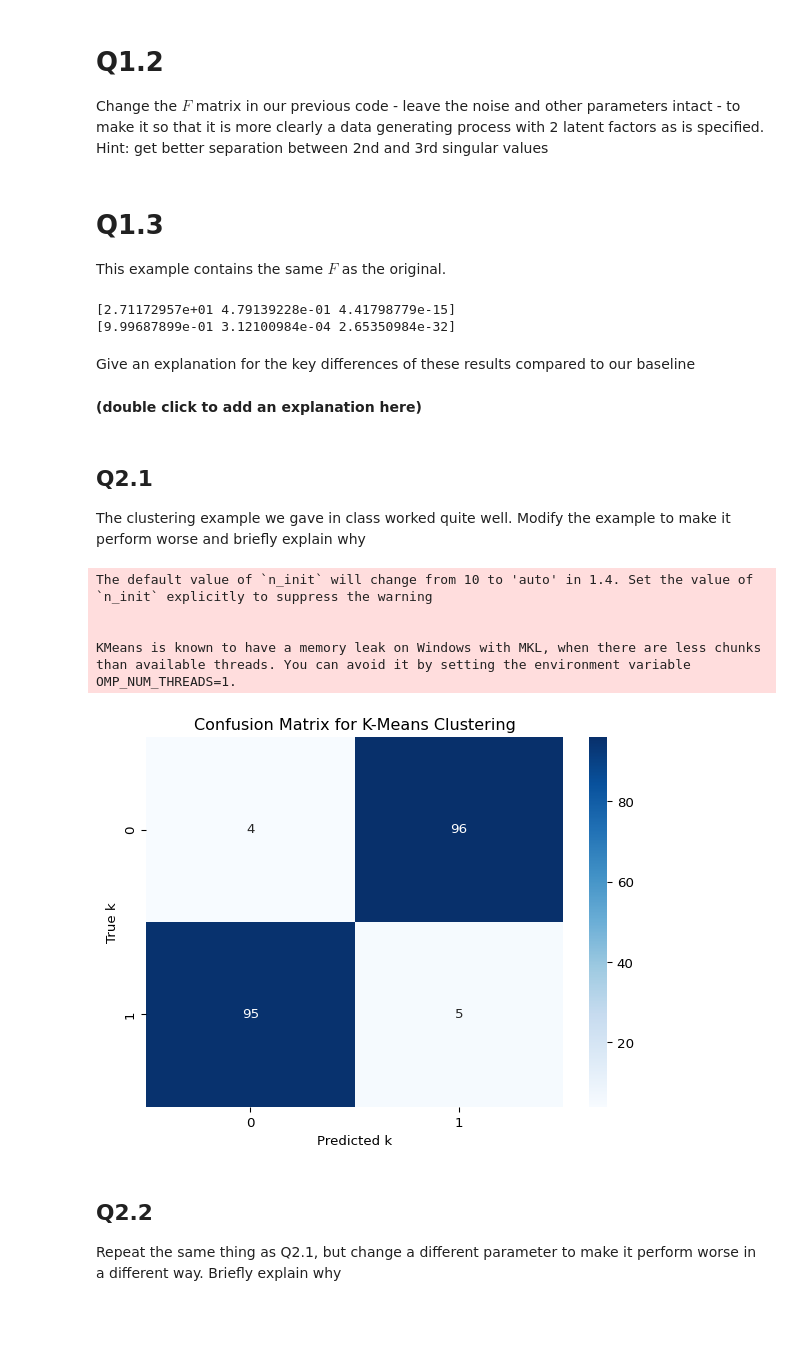
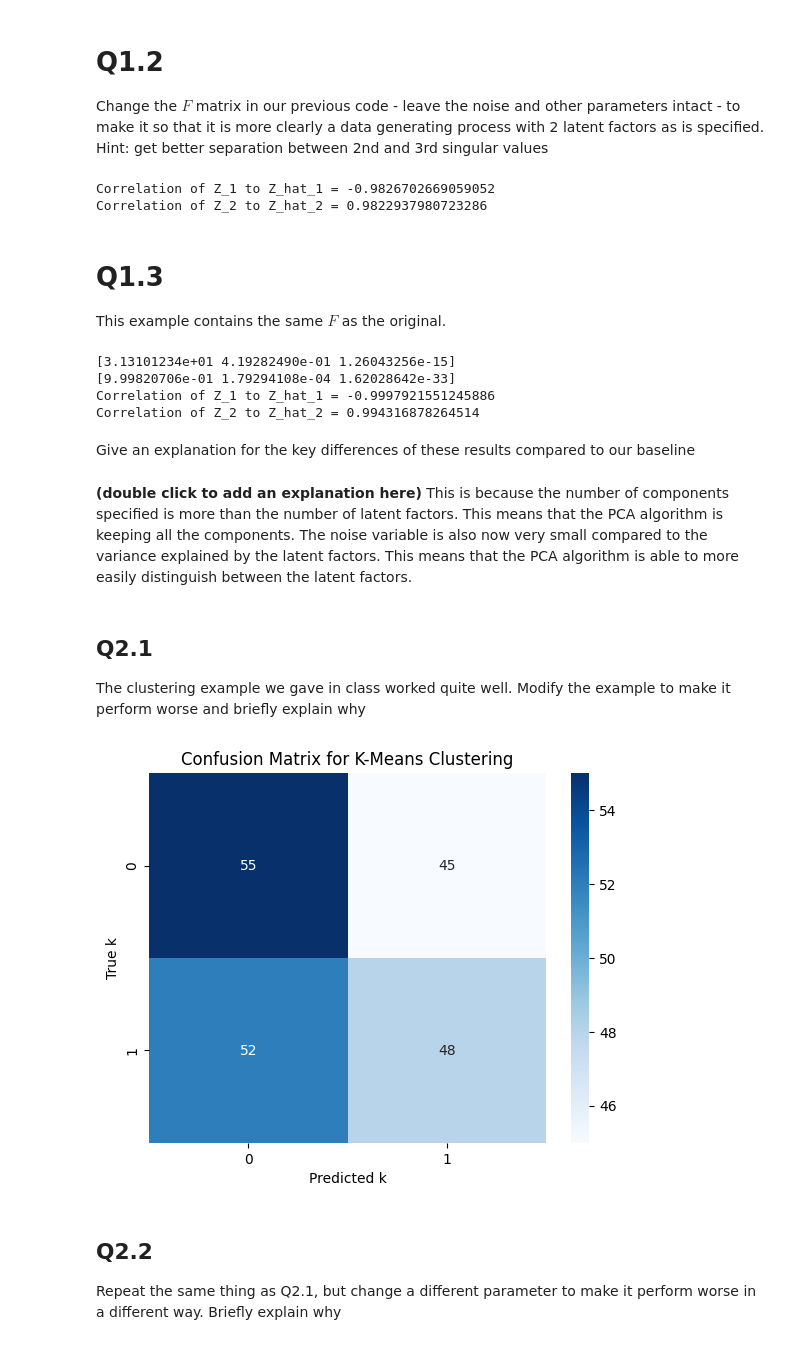
Before and after one commit to ubcecon/ECON526, a Jupyter notebook: problem_sets/problem_set_4.ipynb, the cells around one changed output. Cells and saved outputs as stored; diff of their text form; code cells hidden in the pictures; blank space fills up the shorter version.

```diff
--- a/problem_sets/problem_set_4.ipynb
+++ b/problem_sets/problem_set_4.ipynb
@@ -57,6 +68,17 @@ generating process with 2 latent factors as is specified. Hint: get
 better separation between 2nd and 3rd singular values
 # %%
 # Your code and explanation here
+F = np.array([[1.0, 0.05], # X_1 = Z_1 + 0.05 Z_2
+              [7.0, 2.0], # X_2 = 7 Z_1 + 2 Z_2
+              [3.0, 0.1]]) # X_3 = 3 Z_1 + 0.1 Z_2
+X = Z @ F.T + 0.1 * np.random.randn(N, M) # added noise
+pca = PCA(n_components=2) # one less, and correctly specified
+Z_hat = pca.fit_transform(X) # transformed by dropping last factor
+print(f"Correlation of Z_1 to Z_hat_1 = {np.corrcoef(Z.T, Z_hat.T)[0,2]}")
+print(f"Correlation of Z_2 to Z_hat_2 = {np.corrcoef(Z.T, Z_hat.T)[1,3]}")
+# %% [output]
+Correlation of Z_1 to Z_hat_1 = -0.9826702669059052
+Correlation of Z_2 to Z_hat_2 = 0.9822937980723286
 # %% [markdown]
 # Q1.3
 
@@ -69,16 +91,23 @@ F = np.array([[1.0, 0.05], # X_1 = Z_1 + 0.05 Z_2
               [2.0, 0.0], # X_2 = 2 Z_1
               [3.0, 0.1]]) # X_3 = 3 Z_1 + 0.1 Z_2
 X_new = Z @ F.T + 1e-16 * np.random.randn(N, M)
+Z_hat = PCA(n_components=3).fit_transform(X_new)
 print(PCA(n_components=3).fit(X_new).singular_values_)
 print(PCA(n_components=3).fit(X_new).explained_variance_ratio_)
+
+print(f"Correlation of Z_1 to Z_hat_1 = {np.corrcoef(Z.T, Z_hat.T)[0,2]}")
+print(f"Correlation of Z_2 to Z_hat_2 = {np.corrcoef(Z.T, Z_hat.T)[1,3]}")
 # %% [output]
-[2.71172957e+01 4.79139228e-01 4.41798779e-15]
-[9.99687899e-01 3.12100984e-04 2.65350984e-32]
+[3.13101234e+01 4.19282490e-01 1.26043256e-15]
+[9.99820706e-01 1.79294108e-04 1.62028642e-33]
+Correlation of Z_1 to Z_hat_1 = -0.9997921551245886
+Correlation of Z_2 to Z_hat_2 = 0.994316878264514
 # %% [markdown]
 Give an explanation for the key differences of these results compared to
 our baseline
 # %% [markdown]
 **(double click to add an explanation here)**
+This is because the number of components specified is more than the number of latent factors. This means that the PCA algorithm is keeping all the components. The noise variable is also now very small compared to the variance explained by the latent factors. This means that the PCA algorithm is able to more easily distinguish between the latent factors.
 # %% [markdown]
 ## Q2.1
 
@@ -87,28 +116,26 @@ example to make it perform worse and briefly explain why
 # %%
 # Modify this directly for your example
 mu_1 = np.array([0.0, 0.0]) # mean of k=1
-mu_2 = np.array([1.0, 1.0]) # mean of k=2
+mu_2 = np.array([0.2, 0.2]) # mean of k=2
 sigma = np.array([[0.2, 0], [0, 0.2]]) # use same variance
 N = 100 # observations
 X_1 = np.random.multivariate_normal(mu_1, sigma, N)
 X_2 = np.random.multivariate_normal(mu_2, sigma, N)
 df_1 = pd.DataFrame({"f1": X_1[:, 0], "f2": X_1[:, 1], "k": 1})
 df_2 = pd.DataFrame({"f1": X_2[:, 0], "f2": X_2[:, 1], "k": 2})
 df = pd.concat([df_1, df_2], ignore_index=True)
 kmeans = KMeans(n_clusters=2, random_state=0)
 df["k_hat"] = kmeans.fit_predict(df[["f1", "f2"]]) + 1
 cm = confusion_matrix(df["k"], df["k_hat"])
 sns.heatmap(cm, annot=True, cmap='Blues')
 plt.xlabel('Predicted k')
 plt.ylabel('True k')
 plt.title('Confusion Matrix for K-Means Clustering')
 plt.show()
+
+# I decreased the second mu to 0.2, 0.2 causing the two clusters to be closer together. This decreases the accuracy of the K-means clustering algorithm.
 # %% [output]
-The default value of `n_init` will change from 10 to 'auto' in 1.4. Set the value of `n_init` explicitly to suppress the warning
-
-
-KMeans is known to have a memory leak on Windows with MKL, when there are less chunks than available threads. You can avoid it by setting the environment variable OMP_NUM_THREADS=1.
-[figure, old version]
+[figure, new version]
 # %% [markdown]
 ## Q2.2
 
```
Also changed, not shown: parts of 17 cells of this notebook, 1 other file.
